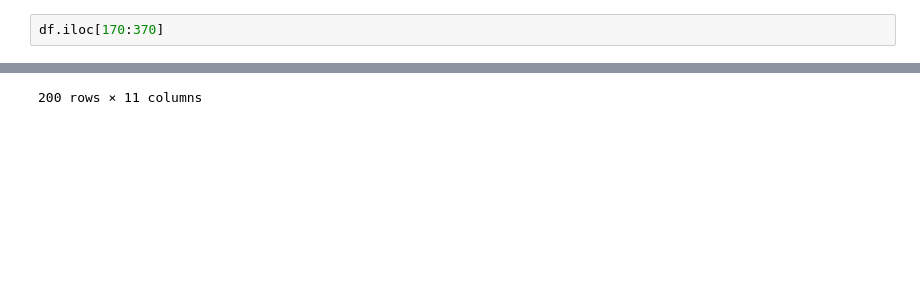
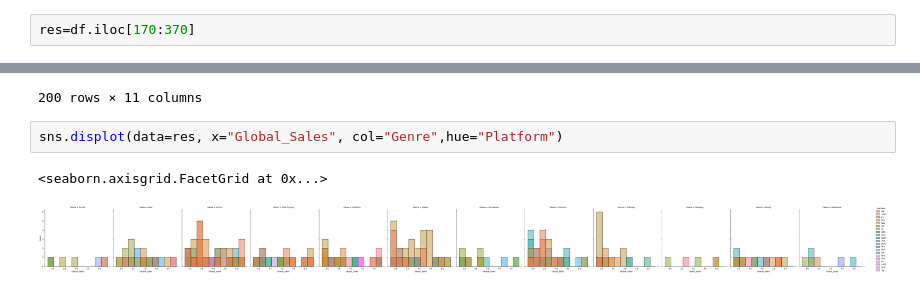
Before and after one commit to wirarama/bigdata2022, a Jupyter notebook: tugas1.ipynb, the cells around one changed output, grey strips where cells are left out. Cells and saved outputs as stored; diff of their text form; blank space fills up the shorter version.

```diff
--- a/tugas1.ipynb
+++ b/tugas1.ipynb
@@ -39,7 +40,7 @@ res
 | 369 | Ratchet & Clank: Going Commando | PS2 | 2003.0 | Platform | Sony Computer Entertainment | 2.78 |
 370 rows × 6 columns
 # %%
-df.iloc[170:370]
+res=df.iloc[170:370]
 # %% [output]
 |  | Rank | Name | Platform | Year | Genre | Publisher | NA_Sales | EU_Sales | JP_Sales | Other_Sales | ... |
 | 170 | 171 | Dr. Mario | GB | 1989.0 | Puzzle | Nintendo | 2.18 | 0.96 | 2.00 | 0.20 | ... |
@@ -54,3 +55,8 @@ df.iloc[170:370]
 | 368 | 369 | Spyro 2: Ripto's Rage! | PS | 1999.0 | Platform | Sony Computer Entertainment | 2.14 | 1.21 | 0.01 | 0.17 | ... |
 | 369 | 370 | Left 4 Dead | X360 | 2008.0 | Shooter | Electronic Arts | 2.66 | 0.50 | 0.05 | 0.30 | ... |
 200 rows × 11 columns
+# %%
+sns.displot(data=res, x="Global_Sales", col="Genre",hue="Platform")
+# %% [output]
+<seaborn.axisgrid.FacetGrid at 0x...>
+[figure, added]
```
Also changed, not shown: parts of 2 cells of this notebook.
